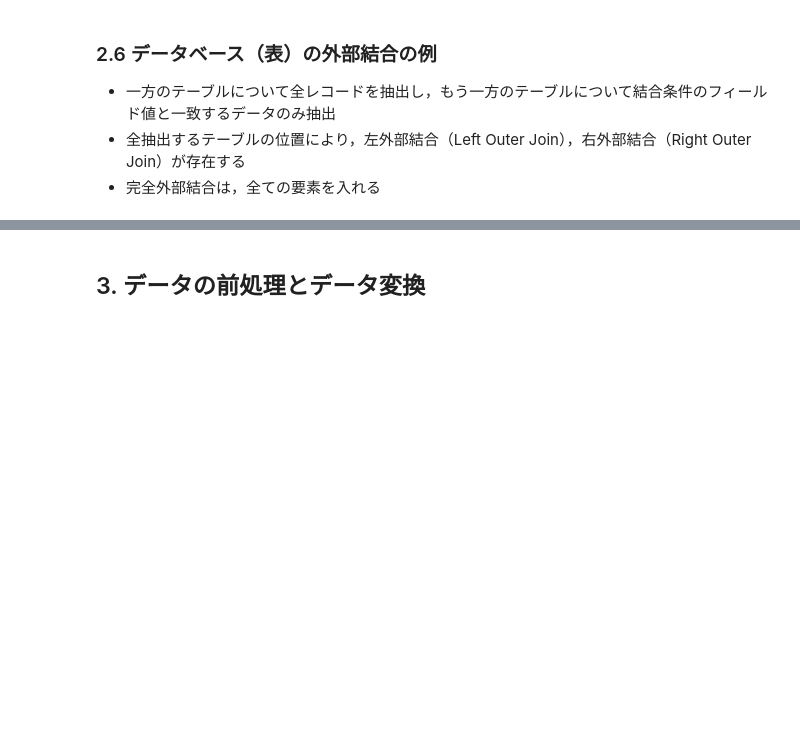
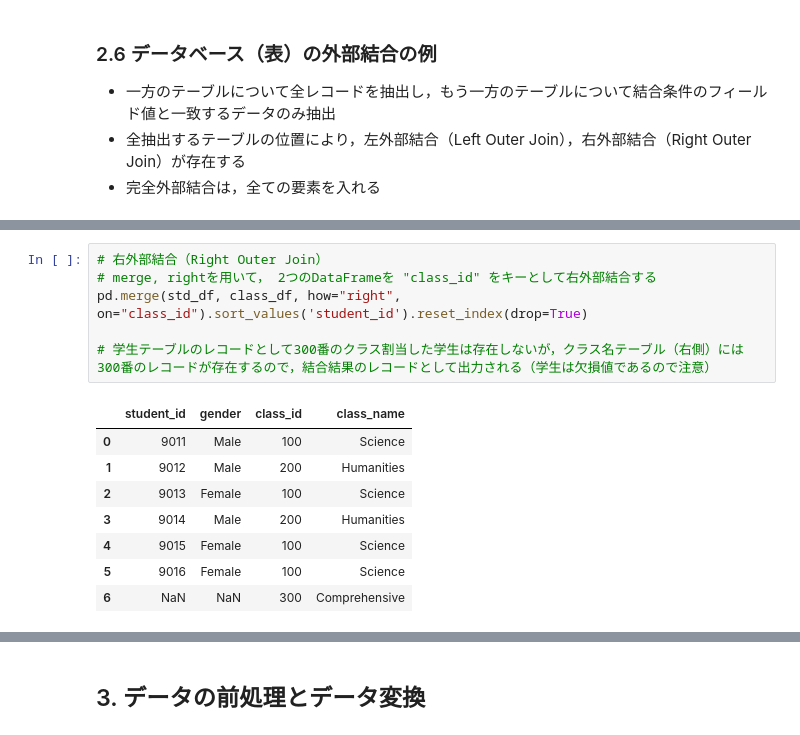
Before and after one commit to MDASH-shinshu/MDASH-T-DE, a Jupyter notebook: 5/5_data_processing_colab.ipynb, the cells around one changed output, grey strips where cells are left out. Cells and saved outputs as stored; diff of their text form; blank space fills up the shorter version.

```diff
--- a/5/5_data_processing_colab.ipynb
+++ b/5/5_data_processing_colab.ipynb
@@ -359,0 +433,15 @@ pd.crosstab(index=df['gender'],columns=df['class'],values=df['Row_Average'],aggf
+# %%
+# 右外部結合（Right Outer Join）
+# merge, rightを用いて， 2つのDataFrameを "class_id" をキーとして右外部結合する
+pd.merge(std_df, class_df, how="right", on="class_id").sort_values('student_id').reset_index(drop=True)
+
+# 学生テーブルのレコードとして300番のクラス割当した学生は存在しないが，クラス名テーブル（右側）には300番のレコードが存在するので，結合結果のレコードとして出力される（学生は欠損値であるので注意）
+# %% [output]
+|  | student_id | gender | class_id | class_name |
+| 0 | 9011 | Male | 100 | Science |
+| 1 | 9012 | Male | 200 | Humanities |
+| 2 | 9013 | Female | 100 | Science |
+| 3 | 9014 | Male | 200 | Humanities |
+| 4 | 9015 | Female | 100 | Science |
+| 5 | 9016 | Female | 100 | Science |
+| 6 | NaN | NaN | 300 | Comprehensive |
```
Also changed, not shown: parts of 28 cells of this notebook.
